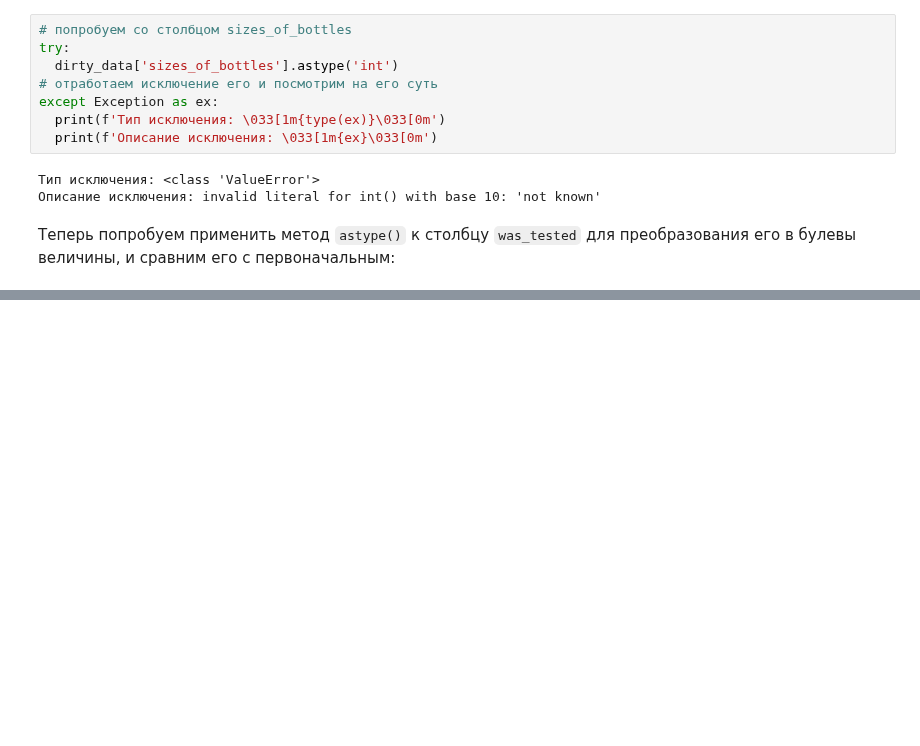
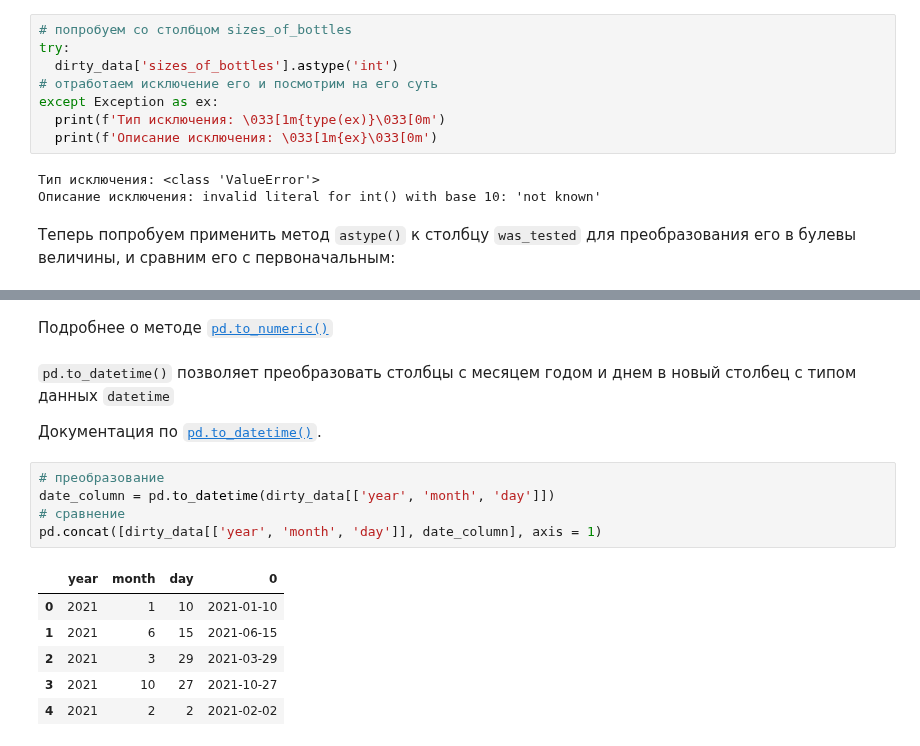
Before and after one commit to sergeymasl/pandas_cource, a Jupyter notebook: Data_Types_and_Missing_Values.ipynb, the cells around one changed output, grey strips where cells are left out. Saved outputs shown, nothing was run; the diff lists cells and outputs as text; blank space fills up the shorter version.

```diff
--- a/Data_Types_and_Missing_Values.ipynb
+++ b/Data_Types_and_Missing_Values.ipynb
@@ -168,0 +247,18 @@ pd.concat([dirty_data['was_tested'], dirty_data['was_tested'].astype('bool')], a
+# %% [markdown]
+Подробнее о методе [`pd.to_numeric()`](https://pandas.pydata.org/pandas-docs/stable/reference/api/pandas.to_numeric.html)
+# %% [markdown]
+`pd.to_datetime()` позволяет преобразовать столбцы с месяцем годом и днем в новый столбец с типом данных `datetime`
+
+Документация по [`pd.to_datetime()`](https://pandas.pydata.org/pandas-docs/stable/reference/api/pandas.to_datetime.html).
+# %%
+# преобразование
+date_column = pd.to_datetime(dirty_data[['year', 'month', 'day']])
+# сравнение
+pd.concat([dirty_data[['year', 'month', 'day']], date_column], axis = 1)
+# %% [output]
+|  | year | month | day | 0 |
+| 0 | 2021 | 1 | 10 | 2021-01-10 |
+| 1 | 2021 | 6 | 15 | 2021-06-15 |
+| 2 | 2021 | 3 | 29 | 2021-03-29 |
+| 3 | 2021 | 10 | 27 | 2021-10-27 |
+| 4 | 2021 | 2 | 2 | 2021-02-02 |
```
Also changed, not shown: parts of 21 cells of this notebook.
